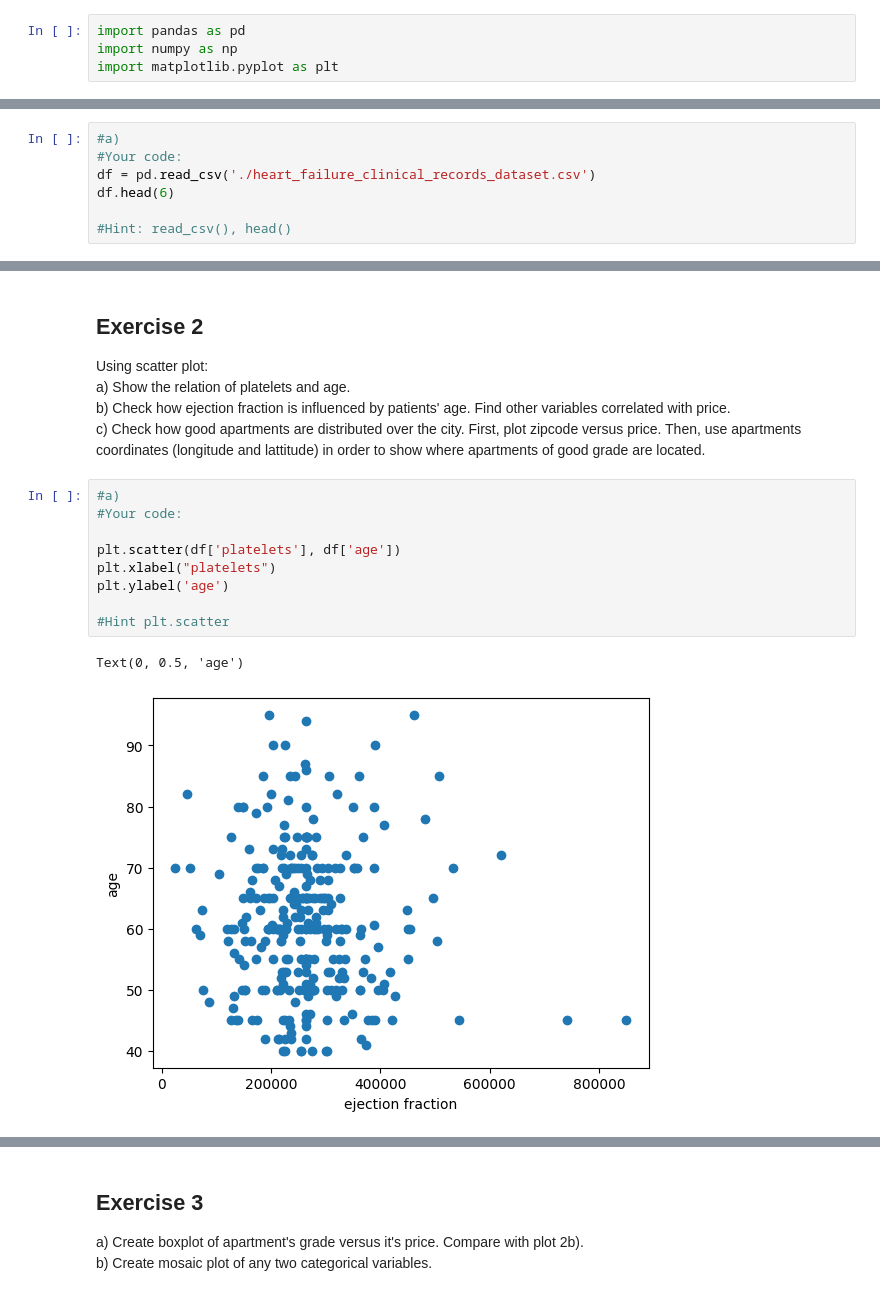
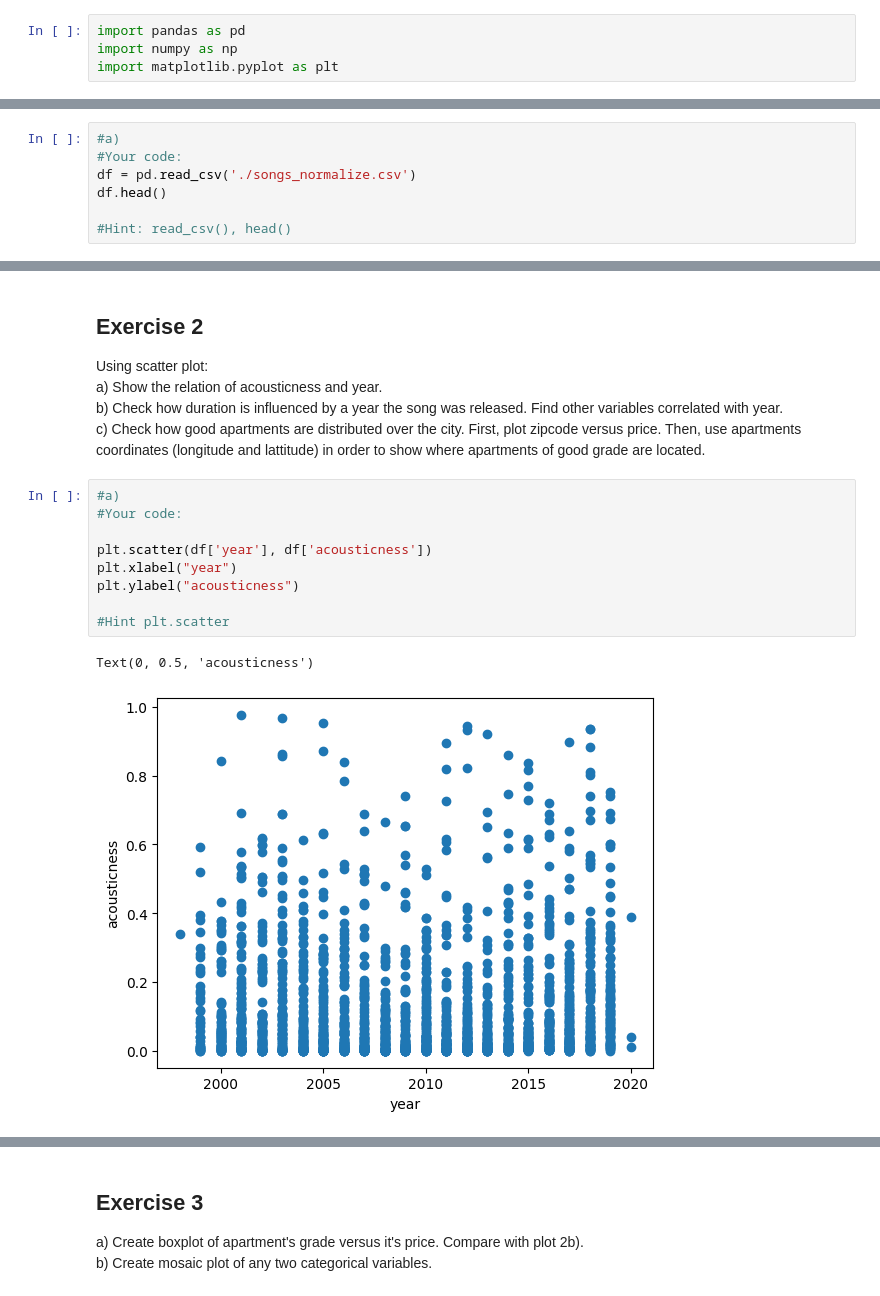
Before and after one commit to qojigedou/data_science, a Jupyter notebook: Optional_assignment_1_with_code.ipynb, the cells around one changed output, grey strips where cells are left out. Cells and saved outputs as stored; diff of their text form.

```diff
--- a/Optional_assignment_1_with_code.ipynb
+++ b/Optional_assignment_1_with_code.ipynb
@@ -10,8 +10,8 @@ c) Compute basic statistics of numerical variables. Are all of them meaningful?
 # %%
 #a)
 #Your code:
-df = pd.read_csv('./heart_failure_clinical_records_dataset.csv')
-df.head(6)
+df = pd.read_csv('./songs_normalize.csv')
+df.head()
 
 #Hint: read_csv(), head()
 # %% [output]
@@ -37,18 +52,18 @@ house_numerical_df = ...
 # %% [markdown]
 ## Exercise 2
 Using scatter plot:
-a) Show the relation of platelets and age.
-b) Check how ejection fraction is influenced by patients' age. Find other variables correlated with price.
+a) Show the relation of acousticness and year.
+b) Check how duration is influenced by a year the song was released. Find other variables correlated with year.
 c) Check how good apartments are distributed over the city. First, plot zipcode versus price. Then, use apartments coordinates (longitude and lattitude) in order to show where apartments of good grade are located.
 # %%
 #a)
 #Your code:
 
-plt.scatter(df['platelets'], df['age'])
-plt.xlabel("platelets")
-plt.ylabel('age')
+plt.scatter(df['year'], df['acousticness'])
+plt.xlabel("year")
+plt.ylabel("acousticness")
 
 #Hint plt.scatter
 # %% [output]
-Text(0, 0.5, 'age')
+Text(0, 0.5, 'acousticness')
-[figure, old version]
+[figure, new version]
```
Also changed, not shown: parts of 19 cells of this notebook, 3 other files.
